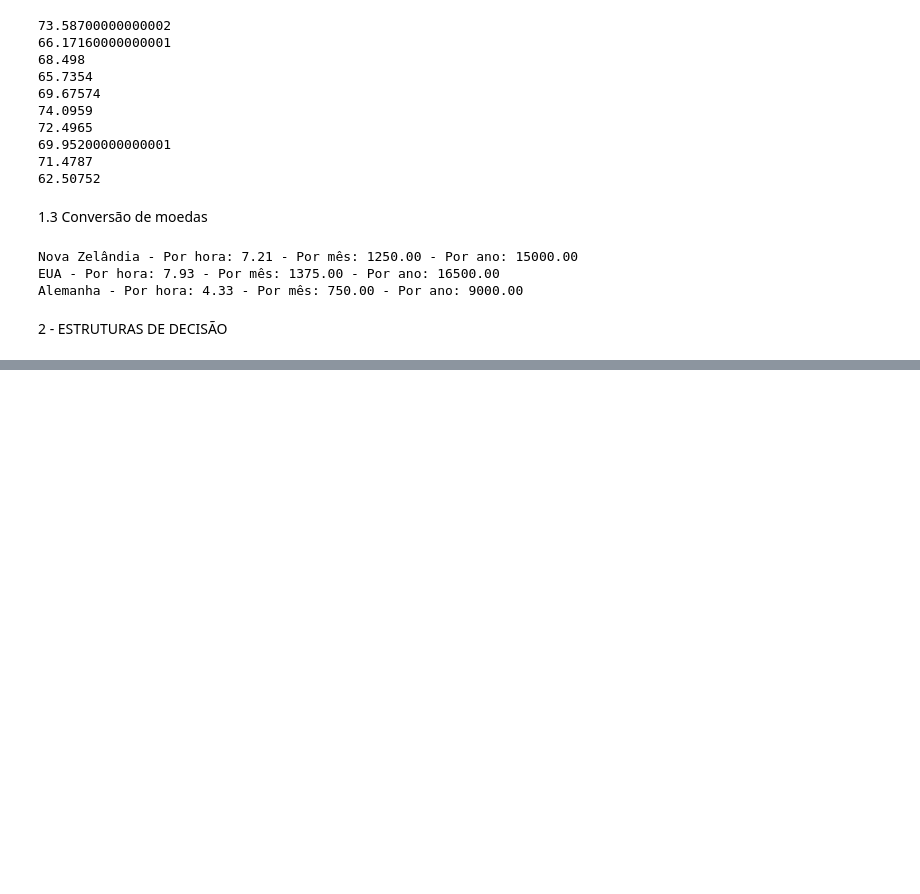
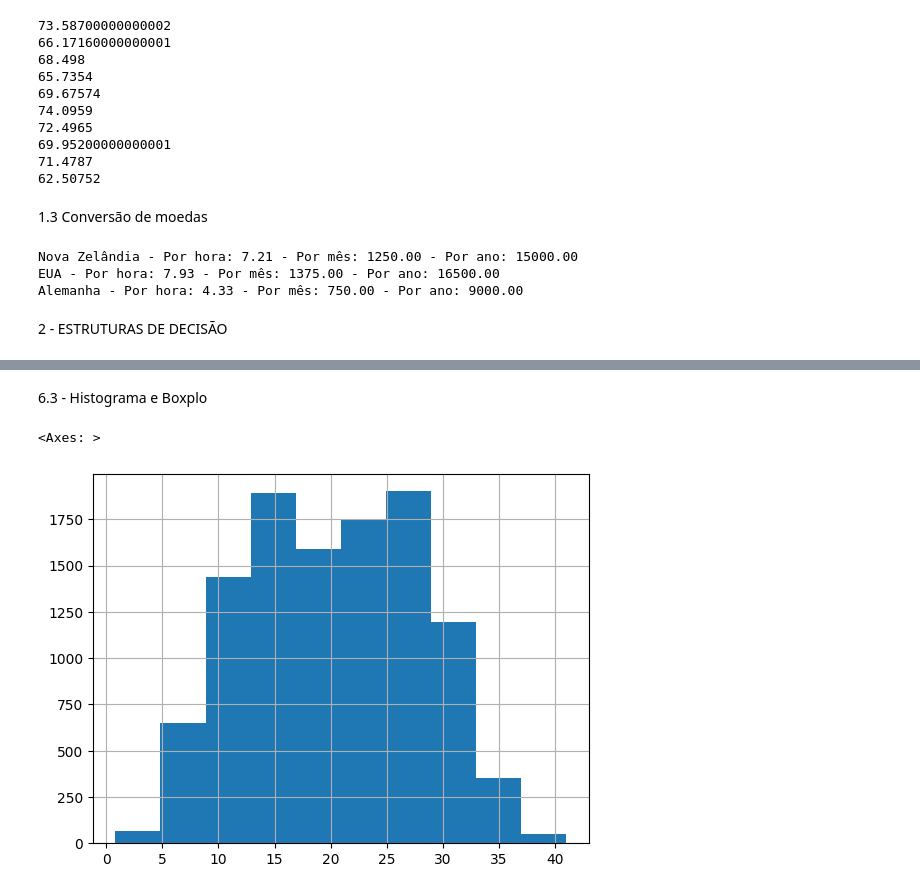
Before and after one commit to fabiofonv/cursoUspCdD, a Jupyter notebook: atividade.ipynb, the cells around one changed output, grey strips where cells are left out. Cells and saved outputs as stored; diff of their text form; code cells hidden in the pictures; blank space fills up the shorter version.

```diff
--- a/atividade.ipynb
+++ b/atividade.ipynb
@@ -103,0 +329,6 @@ Alemanha - Por hora: 4.33 - Por mês: 750.00 - Por ano: 9000.00
+# %%
+matriz = np.random.normal(10, 5, (4,10))
+for i in range(4):
+    if(matriz[i][0] > 12):
+        matriz[i][0] = 0
+matriz
@@ -103,0 +346,17 @@ Alemanha - Por hora: 4.33 - Por mês: 750.00 - Por ano: 9000.00
+# %%
+matriz2 = np.array([[187, 176, 155],
+                    [165, 177, 145],
+                    [195, 184, 181]])
+matrizPesosIdeais = np.zeros((3,3))
+soma = 0
+
+for i in range(len(matriz2)):
+    for j in range(len(matriz2[i])):
+        matrizPesosIdeais[i][j] = ((matriz2[i][j]/100) ** 2) * 22
+
+# Não entendi direito a proposta, mas pelo que entendi foi isso:
+for i in range(len(matriz2)):
+    for j in range(len(matriz2[i])):
+        soma += matriz2[i][j] * matrizPesosIdeais[i][j]
+
+print(soma)
@@ -103,0 +383,3 @@ Alemanha - Por hora: 4.33 - Por mês: 750.00 - Por ano: 9000.00
+# %%
+df_bikes = pd.read_csv("bicicletas.csv")
+df_bikes
@@ -103,0 +413,8 @@ Alemanha - Por hora: 4.33 - Por mês: 750.00 - Por ano: 9000.00
+# %%
+df_bikes2 = df_bikes.copy()
+mes_bikes = []
+
+for i in df_bikes2["datetime"]:
+    mes_bikes.append(int(i[5:7]))
+
+df_bikes2["month"] = mes_bikes
@@ -103,0 +442,8 @@ Alemanha - Por hora: 4.33 - Por mês: 750.00 - Por ano: 9000.00
+# %% [markdown]
+6.3 - Histograma e Boxplo
+# %%
+histTemp = df_bikes2["temp"].hist()
+histTemp
+# %% [output]
+<Axes: >
+[figure, added]
```
Also changed, not shown: parts of 44 cells of this notebook, 4 other files.
